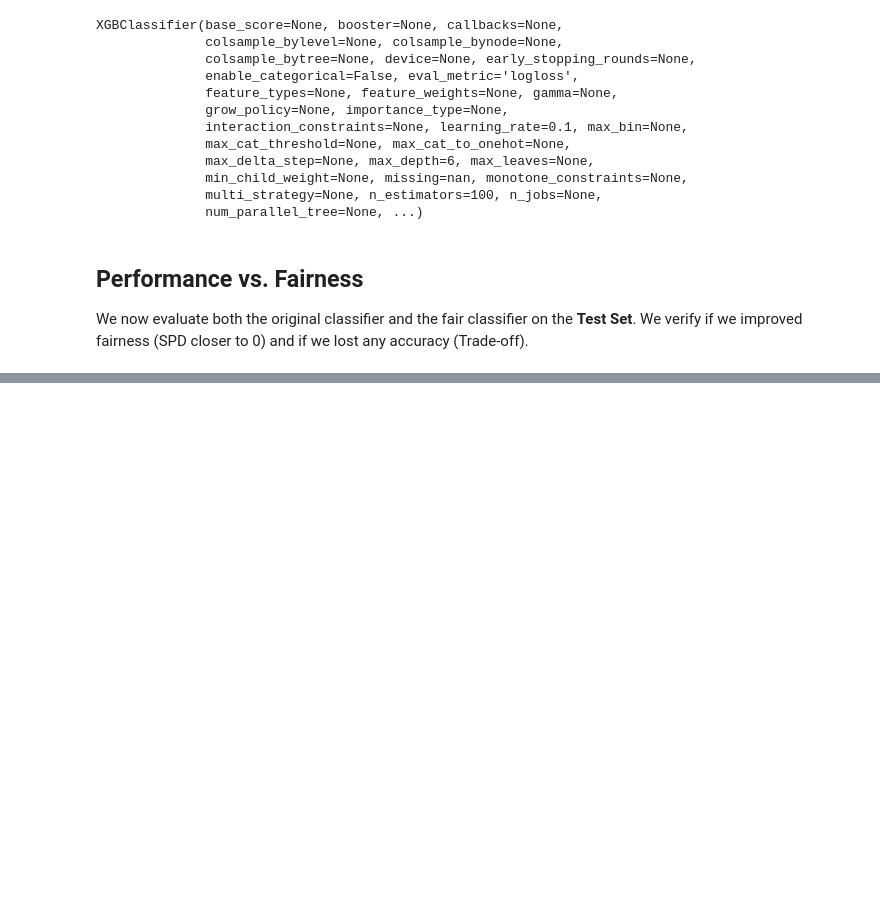
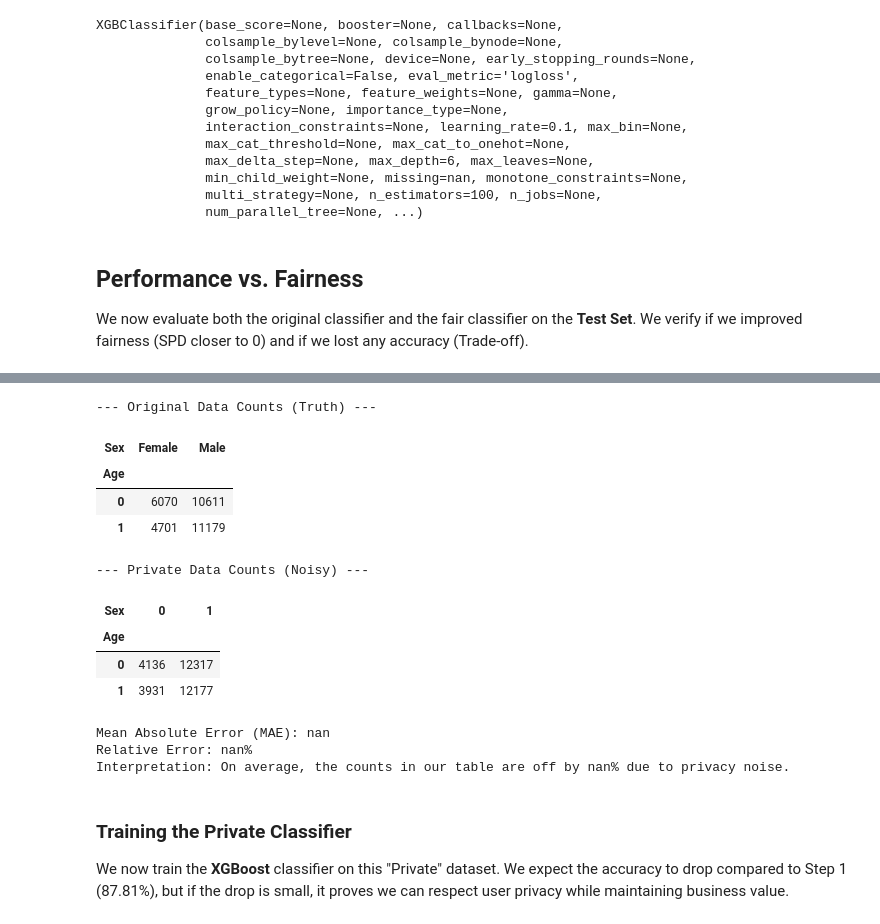
Before and after one commit to imadsharof/Project-on-Responsible-Data-Science, a Jupyter notebook: notebooks/Project_ResponsibleDS_GroupP3_Solutions.ipynb.ipynb, the cells around one changed output, grey strips where cells are left out. Saved outputs shown, nothing was run; the diff lists cells and outputs as text; code cells hidden in the pictures; blank space fills up the shorter version.

```diff
--- a/notebooks/Project_ResponsibleDS_GroupP3_Solutions.ipynb.ipynb
+++ b/notebooks/Project_ResponsibleDS_GroupP3_Solutions.ipynb.ipynb
@@ -527,0 +614,39 @@ We evaluate the impact of the mitigation using two complementary fairness metric
+# %%
+# 1. Compute Cross-Tabulations
+ct_original = pd.crosstab(df['Age'], df['Sex'])
+ct_private = pd.crosstab(df_private['Age'], df_private['Sex'])
+
+print("--- Original Data Counts (Truth) ---")
+display(ct_original)
+
+print("\n--- Private Data Counts (Noisy) ---")
+display(ct_private)
+
+# 2. Calculate Mean Absolute Error
+mae = np.abs(ct_original - ct_private).mean().mean()
+print(f"\nMean Absolute Error (MAE): {mae:.2f}")
+
+# 3. Calculate Relative Error (%)
+total_records = ct_original.values.sum()
+rel_error = (mae / total_records) * 100
+print(f"Relative Error: {rel_error:.2f}%")
+print("Interpretation: On average, the counts in our table are off by {:.2f}% due to privacy noise.".format(rel_error))
+# %% [output]
+--- Original Data Counts (Truth) ---
+| Sex | Female | Male |
+| Age |  |  |
+| 0 | 6070 | 10611 |
+| 1 | 4701 | 11179 |
+--- Private Data Counts (Noisy) ---
+| Sex | 0 | 1 |
+| Age |  |  |
+| 0 | 4136 | 12317 |
+| 1 | 3931 | 12177 |
+Mean Absolute Error (MAE): nan
+Relative Error: nan%
+Interpretation: On average, the counts in our table are off by nan% due to privacy noise.
+# %% [markdown]
+### Training the Private Classifier
+
+We now train the **XGBoost** classifier on this "Private" dataset.
+We expect the accuracy to drop compared to Step 1 (87.81%), but if the drop is small, it proves we can respect user privacy while maintaining business value.
```
Also changed, not shown: parts of 8 cells of this notebook, 1 other file.
